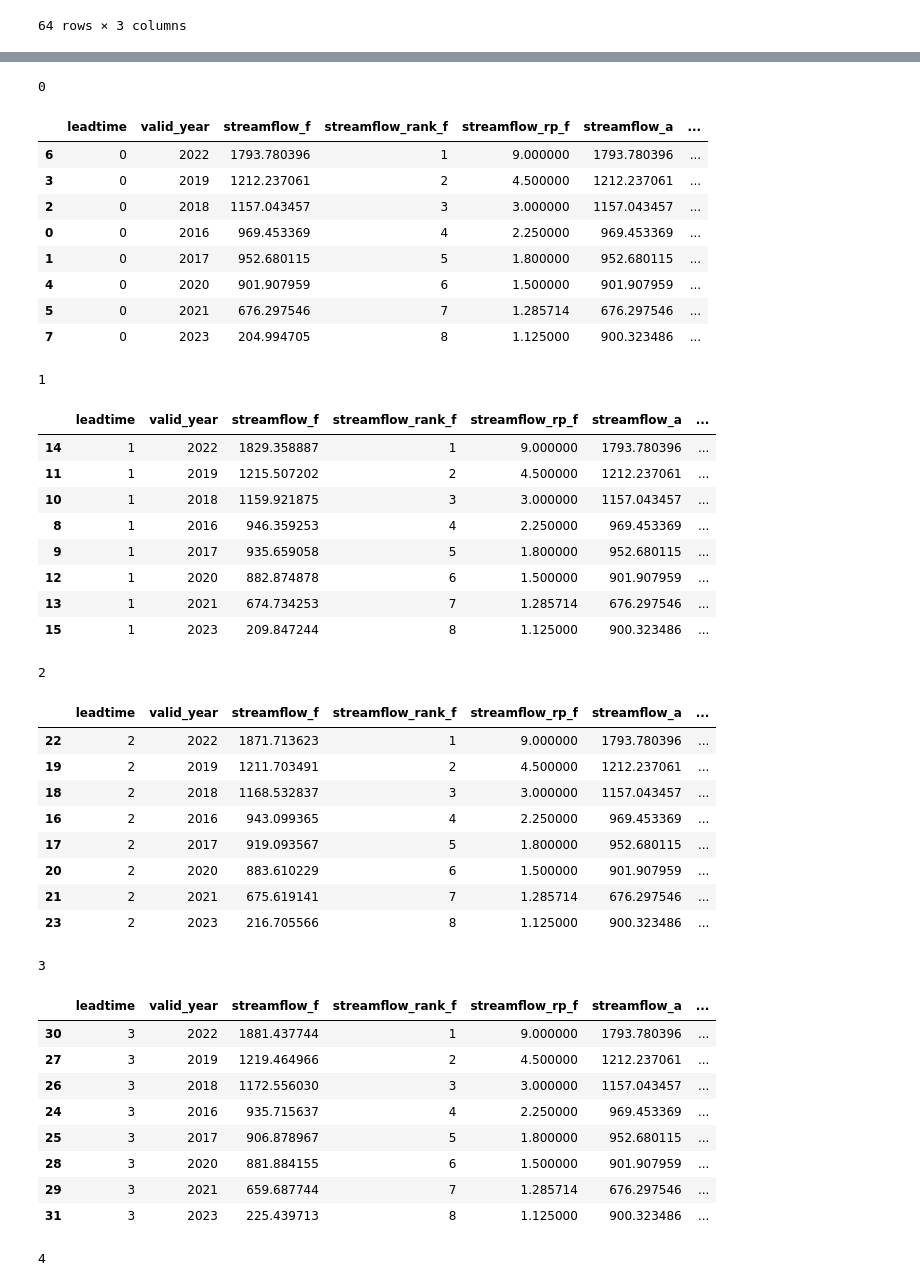
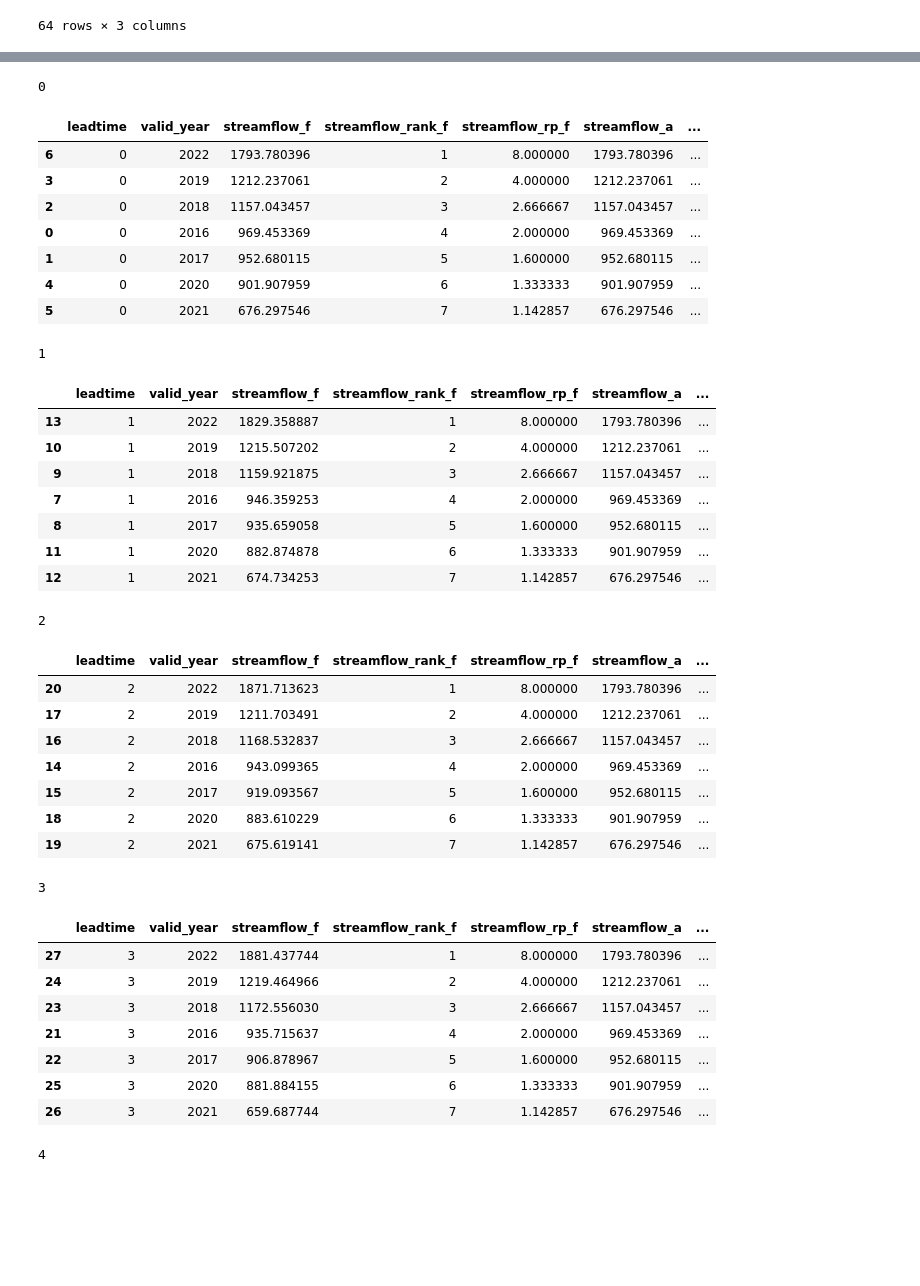
Before and after one commit to OCHA-DAP/ds-aa-nga-flooding, a Jupyter notebook: exploration/2025/grrr_forecast.ipynb, the cells around one changed output, grey strips where cells are left out. Cells and saved outputs as stored; diff of their text form; code cells hidden in the pictures; blank space fills up the shorter version.

```diff
--- a/exploration/2025/grrr_forecast.ipynb
+++ b/exploration/2025/grrr_forecast.ipynb
@@ -57,6 +57,8 @@ df_rf_peaks
 | 62 | 2023 | 6 | 249.221161 |
 | 63 | 2023 | 7 | 256.455109 |
 64 rows × 3 columns
+# %%
+df_rf_peaks = df_rf_peaks[df_rf_peaks["valid_year"] < 2023]
 # %%
 df_rf_peaks = calculate_groups_rp(
     df_rf_peaks, ["leadtime"], col_name="streamflow", ascending=False
@@ -149,47 +130,43 @@ df_compare
 # %%
 for lt, group in df_compare.groupby("leadtime"):
     print(lt)
-    display(group.sort_values("streamflow_rank_f"))
+    display(group.sort_values("streamflow_rank_a"))
 # %% [output]
 0
 |  | leadtime | valid_year | streamflow_f | streamflow_rank_f | streamflow_rp_f | streamflow_a | ... |
-| 6 | 0 | 2022 | 1793.780396 | 1 | 9.000000 | 1793.780396 | ... |
-| 3 | 0 | 2019 | 1212.237061 | 2 | 4.500000 | 1212.237061 | ... |
-| 2 | 0 | 2018 | 1157.043457 | 3 | 3.000000 | 1157.043457 | ... |
-| 0 | 0 | 2016 | 969.453369 | 4 | 2.250000 | 969.453369 | ... |
-| 1 | 0 | 2017 | 952.680115 | 5 | 1.800000 | 952.680115 | ... |
-| 4 | 0 | 2020 | 901.907959 | 6 | 1.500000 | 901.907959 | ... |
-| 5 | 0 | 2021 | 676.297546 | 7 | 1.285714 | 676.297546 | ... |
-| 7 | 0 | 2023 | 204.994705 | 8 | 1.125000 | 900.323486 | ... |
+| 6 | 0 | 2022 | 1793.780396 | 1 | 8.000000 | 1793.780396 | ... |
+| 3 | 0 | 2019 | 1212.237061 | 2 | 4.000000 | 1212.237061 | ... |
+| 2 | 0 | 2018 | 1157.043457 | 3 | 2.666667 | 1157.043457 | ... |
+| 0 | 0 | 2016 | 969.453369 | 4 | 2.000000 | 969.453369 | ... |
+| 1 | 0 | 2017 | 952.680115 | 5 | 1.600000 | 952.680115 | ... |
+| 4 | 0 | 2020 | 901.907959 | 6 | 1.333333 | 901.907959 | ... |
+| 5 | 0 | 2021 | 676.297546 | 7 | 1.142857 | 676.297546 | ... |
 1
 |  | leadtime | valid_year | streamflow_f | streamflow_rank_f | streamflow_rp_f | streamflow_a | ... |
-| 14 | 1 | 2022 | 1829.358887 | 1 | 9.000000 | 1793.780396 | ... |
-| 11 | 1 | 2019 | 1215.507202 | 2 | 4.500000 | 1212.237061 | ... |
-| 10 | 1 | 2018 | 1159.921875 | 3 | 3.000000 | 1157.043457 | ... |
-| 8 | 1 | 2016 | 946.359253 | 4 | 2.250000 | 969.453369 | ... |
-| 9 | 1 | 2017 | 935.659058 | 5 | 1.800000 | 952.680115 | ... |
-| 12 | 1 | 2020 | 882.874878 | 6 | 1.500000 | 901.907959 | ... |
-| 13 | 1 | 2021 | 674.734253 | 7 | 1.285714 | 676.297546 | ... |
-| 15 | 1 | 2023 | 209.847244 | 8 | 1.125000 | 900.323486 | ... |
+| 13 | 1 | 2022 | 1829.358887 | 1 | 8.000000 | 1793.780396 | ... |
+| 10 | 1 | 2019 | 1215.507202 | 2 | 4.000000 | 1212.237061 | ... |
+| 9 | 1 | 2018 | 1159.921875 | 3 | 2.666667 | 1157.043457 | ... |
+| 7 | 1 | 2016 | 946.359253 | 4 | 2.000000 | 969.453369 | ... |
+| 8 | 1 | 2017 | 935.659058 | 5 | 1.600000 | 952.680115 | ... |
+| 11 | 1 | 2020 | 882.874878 | 6 | 1.333333 | 901.907959 | ... |
+| 12 | 1 | 2021 | 674.734253 | 7 | 1.142857 | 676.297546 | ... |
 2
 |  | leadtime | valid_year | streamflow_f | streamflow_rank_f | streamflow_rp_f | streamflow_a | ... |
-| 22 | 2 | 2022 | 1871.713623 | 1 | 9.000000 | 1793.780396 | ... |
-| 19 | 2 | 2019 | 1211.703491 | 2 | 4.500000 | 1212.237061 | ... |
-| 18 | 2 | 2018 | 1168.532837 | 3 | 3.000000 | 1157.043457 | ... |
-| 16 | 2 | 2016 | 943.099365 | 4 | 2.250000 | 969.453369 | ... |
-| 17 | 2 | 2017 | 919.093567 | 5 | 1.800000 | 952.680115 | ... |
-| 20 | 2 | 2020 | 883.610229 | 6 | 1.500000 | 901.907959 | ... |
-| 21 | 2 | 2021 | 675.619141 | 7 | 1.285714 | 676.297546 | ... |
-| 23 | 2 | 2023 | 216.705566 | 8 | 1.125000 | 900.323486 | ... |
+| 20 | 2 | 2022 | 1871.713623 | 1 | 8.000000 | 1793.780396 | ... |
+| 17 | 2 | 2019 | 1211.703491 | 2 | 4.000000 | 1212.237061 | ... |
+| 16 | 2 | 2018 | 1168.532837 | 3 | 2.666667 | 1157.043457 | ... |
+| 14 | 2 | 2016 | 943.099365 | 4 | 2.000000 | 969.453369 | ... |
+| 15 | 2 | 2017 | 919.093567 | 5 | 1.600000 | 952.680115 | ... |
+| 18 | 2 | 2020 | 883.610229 | 6 | 1.333333 | 901.907959 | ... |
+| 19 | 2 | 2021 | 675.619141 | 7 | 1.142857 | 676.297546 | ... |
 3
 |  | leadtime | valid_year | streamflow_f | streamflow_rank_f | streamflow_rp_f | streamflow_a | ... |
-| 30 | 3 | 2022 | 1881.437744 | 1 | 9.000000 | 1793.780396 | ... |
-| 27 | 3 | 2019 | 1219.464966 | 2 | 4.500000 | 1212.237061 | ... |
-| 26 | 3 | 2018 | 1172.556030 | 3 | 3.000000 | 1157.043457 | ... |
-| 24 | 3 | 2016 | 935.715637 | 4 | 2.250000 | 969.453369 | ... |
-| 25 | 3 | 2017 | 906.878967 | 5 | 1.800000 | 952.680115 | ... |
-| 28 | 3 | 2020 | 881.884155 | 6 | 1.500000 | 901.907959 | ... |
-| 29 | 3 | 2021 | 659.687744 | 7 | 1.285714 | 676.297546 | ... |
-| 31 | 3 | 2023 | 225.439713 | 8 | 1.125000 | 900.323486 | ... |
+| 27 | 3 | 2022 | 1881.437744 | 1 | 8.000000 | 1793.780396 | ... |
+| 24 | 3 | 2019 | 1219.464966 | 2 | 4.000000 | 1212.237061 | ... |
+| 23 | 3 | 2018 | 1172.556030 | 3 | 2.666667 | 1157.043457 | ... |
+| 21 | 3 | 2016 | 935.715637 | 4 | 2.000000 | 969.453369 | ... |
+| 22 | 3 | 2017 | 906.878967 | 5 | 1.600000 | 952.680115 | ... |
+| 25 | 3 | 2020 | 881.884155 | 6 | 1.333333 | 901.907959 | ... |
+| 26 | 3 | 2021 | 659.687744 | 7 | 1.142857 | 676.297546 | ... |
 4
 |  | leadtime | valid_year | streamflow_f | streamflow_rank_f | streamflow_rp_f | streamflow_a | ... |
```
Also changed, not shown: parts of 7 cells of this notebook, 5 other files.
